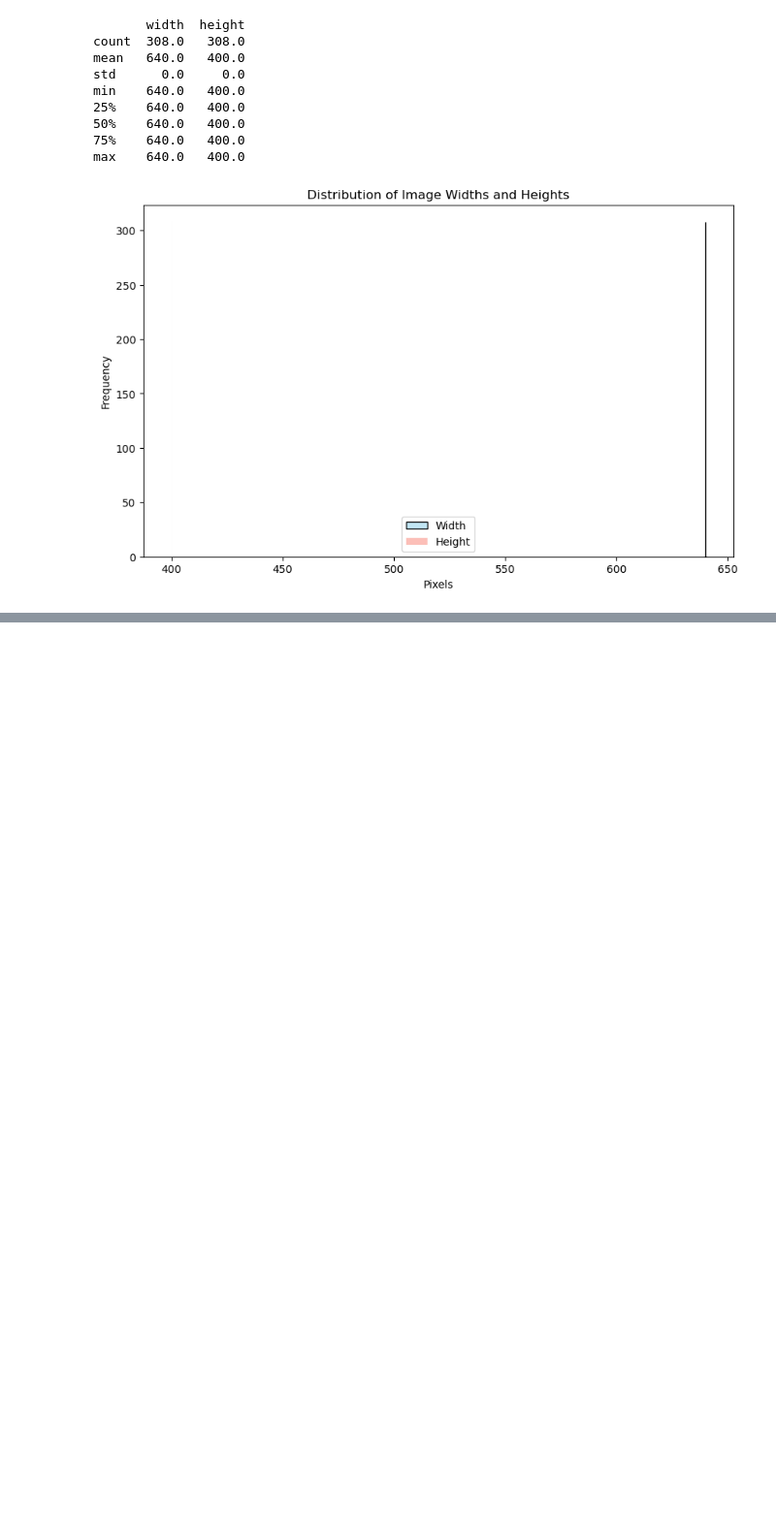
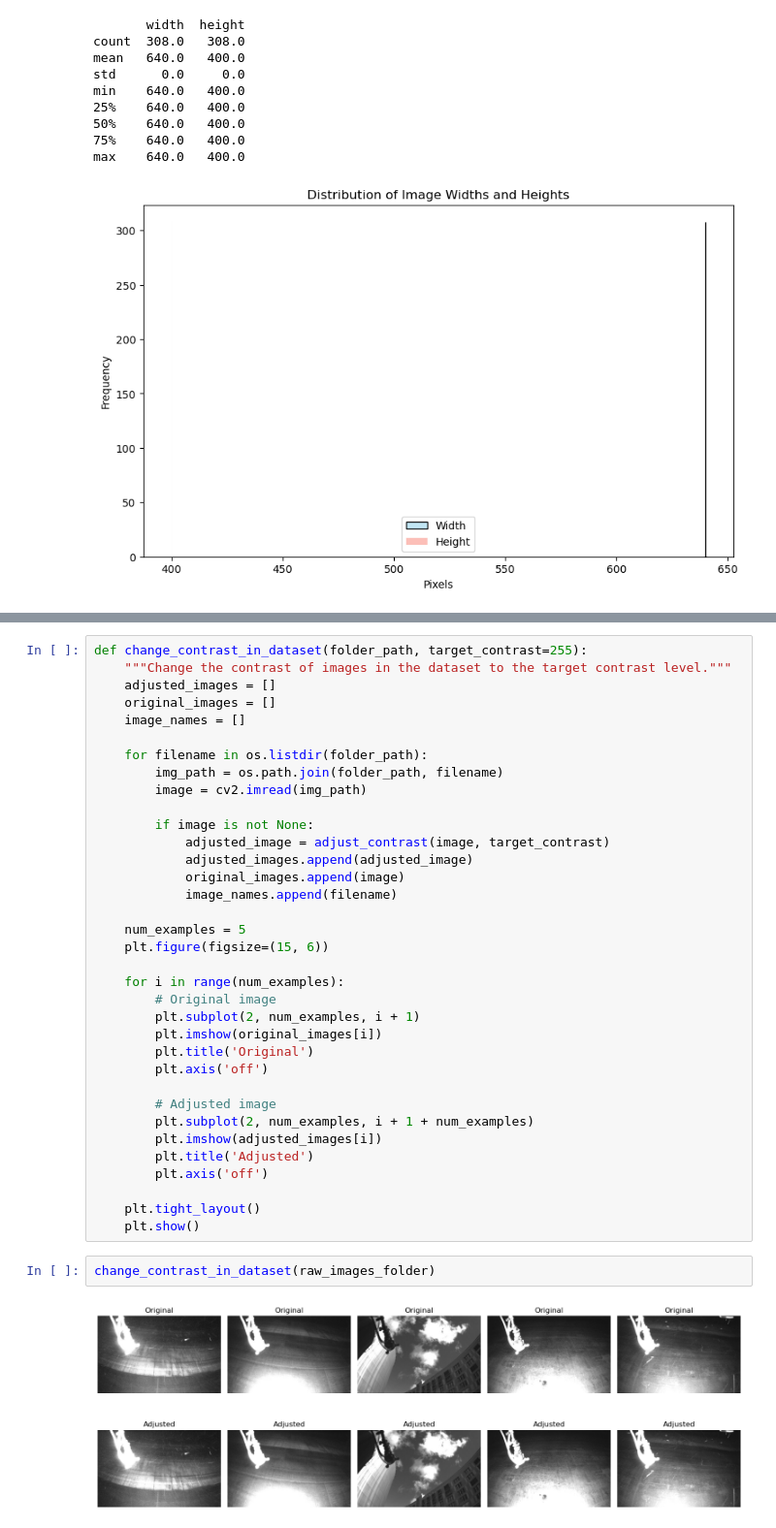
Before and after one commit to izellale/probe_detection, a Jupyter notebook: notebooks/eda.ipynb, the cells around one changed output, grey strips where cells are left out. Shown at 97% size. Cells and saved outputs as stored; diff of their text form; blank space fills up the shorter version.

```diff
--- a/notebooks/eda.ipynb
+++ b/notebooks/eda.ipynb
@@ -184,0 +264,39 @@ max    640.0   400.0
+# %%
+def change_contrast_in_dataset(folder_path, target_contrast=255):
+    """Change the contrast of images in the dataset to the target contrast level."""
+    adjusted_images = []
+    original_images = []
+    image_names = []
+
+    for filename in os.listdir(folder_path):
+        img_path = os.path.join(folder_path, filename)
+        image = cv2.imread(img_path)
+
+        if image is not None:
+            adjusted_image = adjust_contrast(image, target_contrast)
+            adjusted_images.append(adjusted_image)
+            original_images.append(image)
+            image_names.append(filename)
+
+    num_examples = 5
+    plt.figure(figsize=(15, 6))
+
+    for i in range(num_examples):
+        # Original image
+        plt.subplot(2, num_examples, i + 1)
+        plt.imshow(original_images[i])
+        plt.title('Original')
+        plt.axis('off')
+
+        # Adjusted image
+        plt.subplot(2, num_examples, i + 1 + num_examples)
+        plt.imshow(adjusted_images[i])
+        plt.title('Adjusted')
+        plt.axis('off')
+
+    plt.tight_layout()
+    plt.show()
+# %%
+change_contrast_in_dataset(raw_images_folder)
+# %% [output]
+[figure, added]
```
Also changed, not shown: parts of 8 cells of this notebook.
